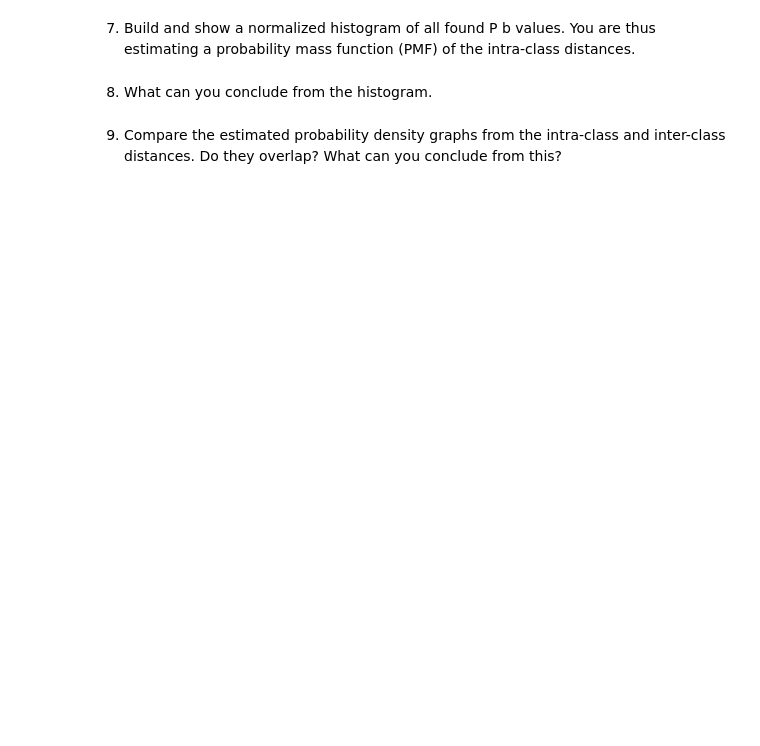
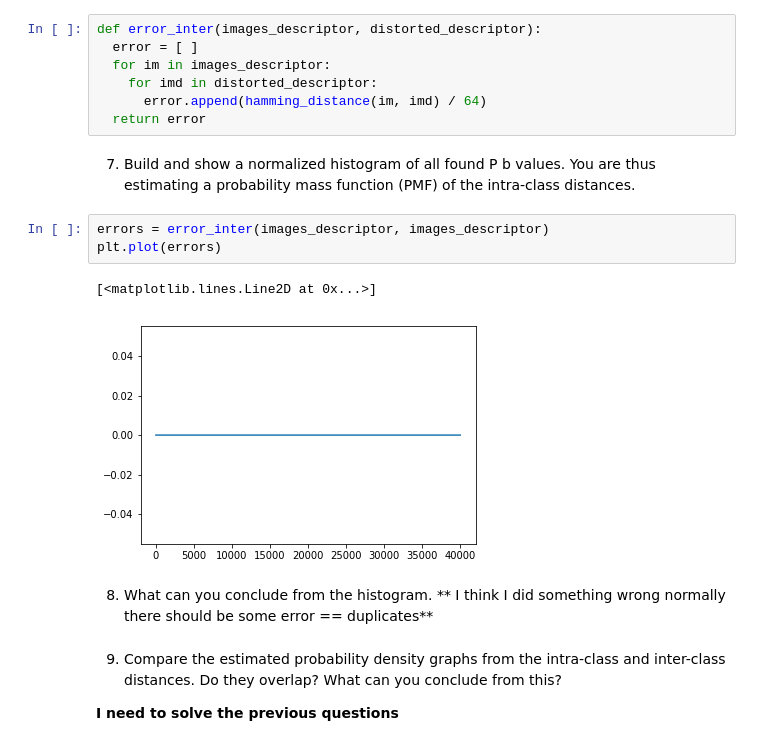
Before and after one commit to partizanos/multimedia_security, a Jupyter notebook: multimedia_TP1.ipynb, the cells around one changed output. Cells and saved outputs as stored; diff of their text form; blank space fills up the shorter version.

```diff
--- a/multimedia_TP1.ipynb
+++ b/multimedia_TP1.ipynb
@@ -478,11 +469,27 @@ plt.imshow(images[100])
 # %% [markdown]
 6. Implement a function that determines the probability of error P b between all pairs of two from
 the same class among the 200.
+# %%
+def error_inter(images_descriptor, distorted_descriptor):
+  error = [ ]
+  for im in images_descriptor:
+    for imd in distorted_descriptor:
+      error.append(hamming_distance(im, imd) / 64)
+  return error
 # %% [markdown]
 7. Build and show a normalized histogram of all found P b values. You are thus estimating a
 probability mass function (PMF) of the intra-class distances.
+# %%
+errors = error_inter(images_descriptor, images_descriptor)
+plt.plot(errors)
+# %% [output]
+[<matplotlib.lines.Line2D at 0x...>]
+[figure, added]
 # %% [markdown]
 8. What can you conclude from the histogram.
+** I think I did something wrong normally there should be some error == duplicates**
 # %% [markdown]
 9. Compare the estimated probability density graphs from the intra-class and inter-class distances.
 Do they overlap? What can you conclude from this?
+
+**I need to solve the previous questions**
```
Also changed, not shown: parts of 14 cells of this notebook.
